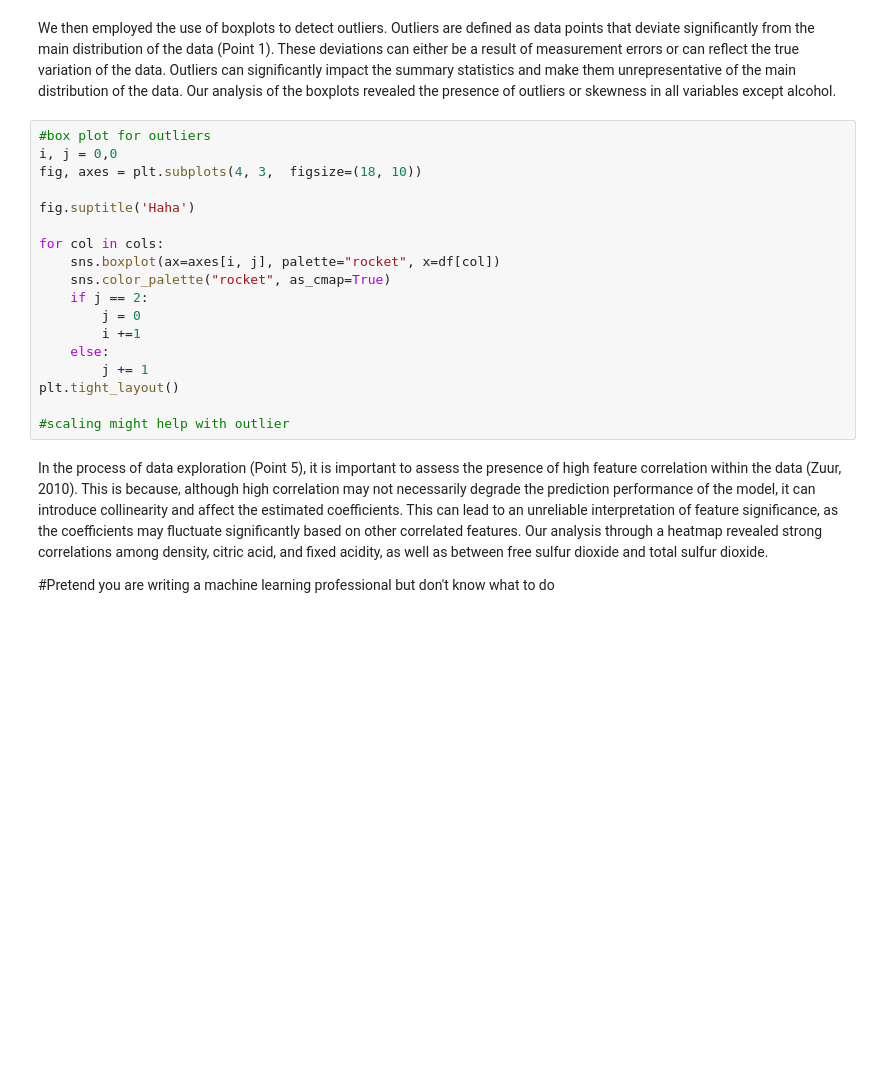
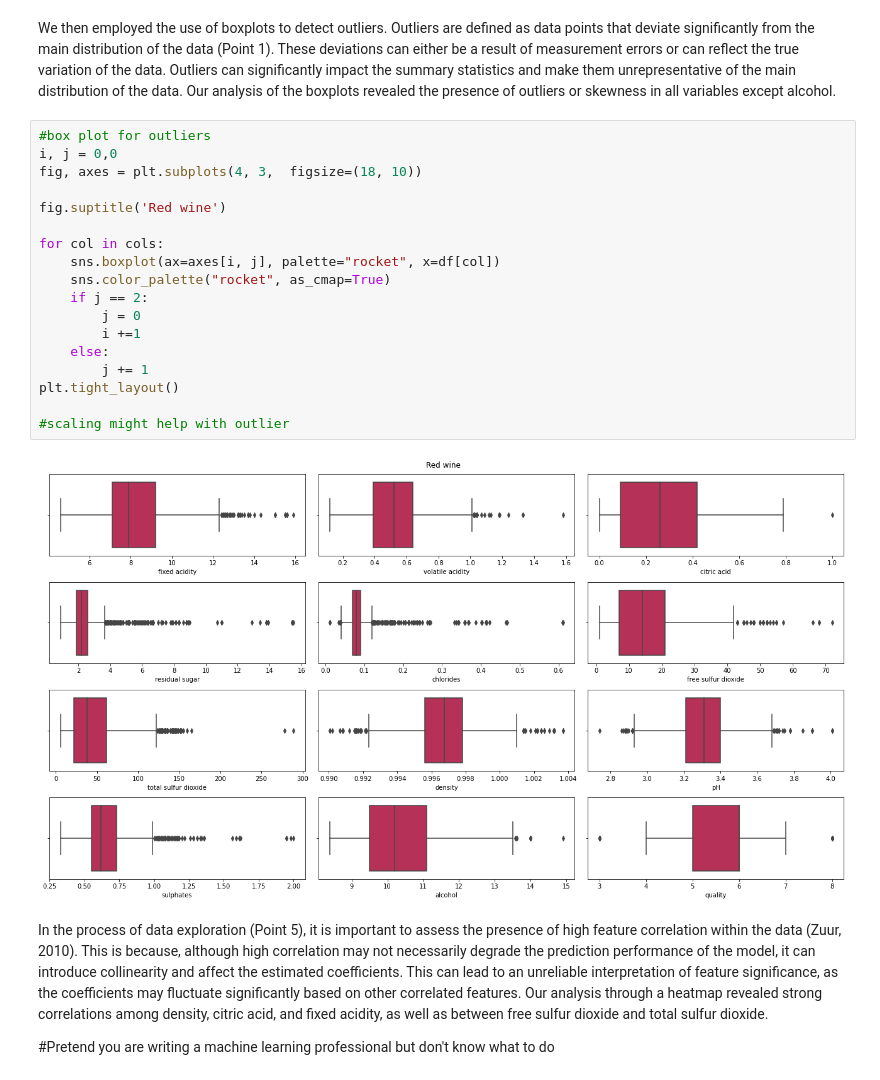
Before and after one commit to anhhoang1402/Wine-Prediction, a Jupyter notebook: HW1_red.ipynb, the cells around one changed output. Saved outputs shown, nothing was run; the diff lists cells and outputs as text; blank space fills up the shorter version.

```diff
--- a/HW1_red.ipynb
+++ b/HW1_red.ipynb
@@ -66,21 +103,23 @@ We then employed the use of boxplots to detect outliers. Outliers are defined as
 # %%
 #box plot for outliers
 i, j = 0,0
 fig, axes = plt.subplots(4, 3,  figsize=(18, 10))
 
-fig.suptitle('Haha')
+fig.suptitle('Red wine')
 
 for col in cols:
     sns.boxplot(ax=axes[i, j], palette="rocket", x=df[col])
     sns.color_palette("rocket", as_cmap=True)
     if j == 2:
         j = 0
         i +=1
     else:
         j += 1
 plt.tight_layout()
 
 #scaling might help with outlier
+# %% [output]
+[figure, added]
 # %% [markdown]
 In the process of data exploration (Point 5), it is important to assess the presence of high feature correlation within the data (Zuur, 2010). This is because, although high correlation may not necessarily degrade the prediction performance of the model, it can introduce collinearity and affect the estimated coefficients. This can lead to an unreliable interpretation of feature significance, as the coefficients may fluctuate significantly based on other correlated features. Our analysis through a heatmap revealed strong correlations among density, citric acid, and fixed acidity, as well as between free sulfur dioxide and total sulfur dioxide.
 
```
Also changed, not shown: parts of 28 cells of this notebook.
